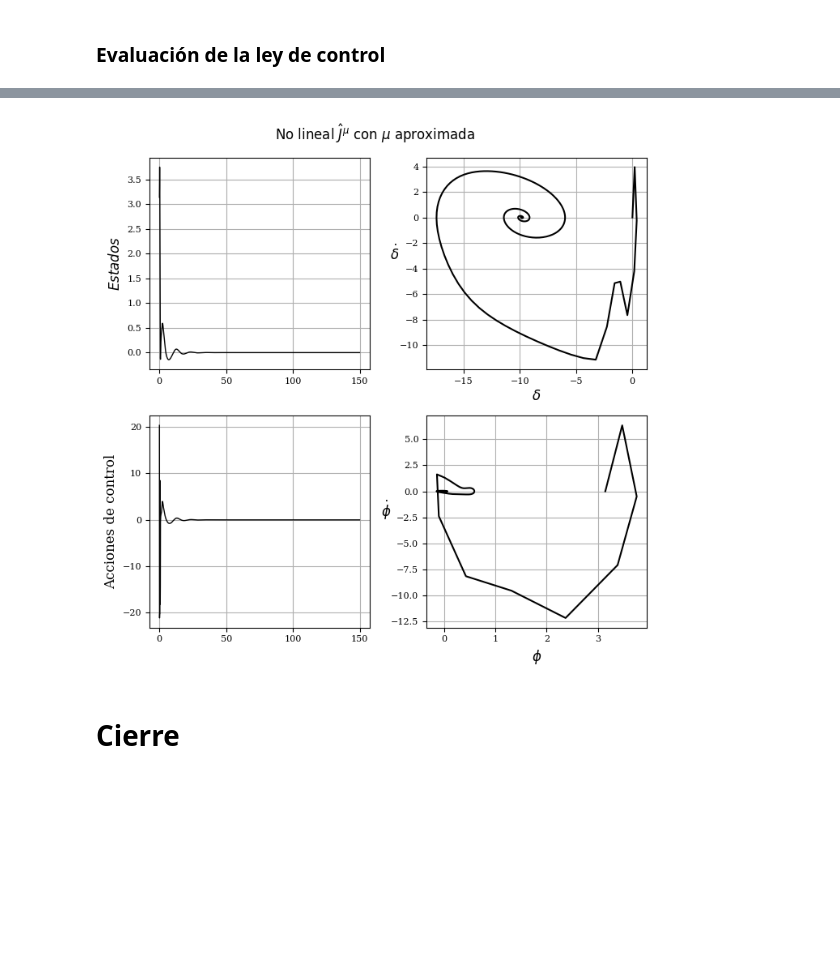
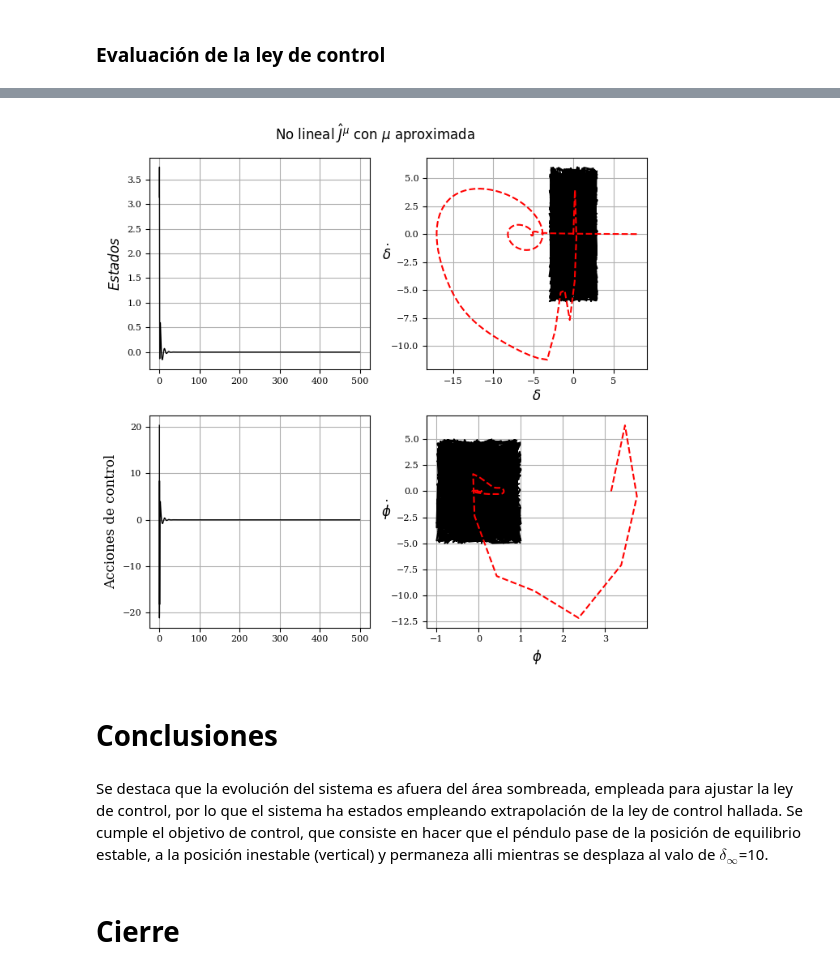
Before and after one commit to Julianpucheta/OptimalControl, a Jupyter notebook: Approximated_Policy/Ejemplos_Control_Extrapolacion.ipynb, the cells around one changed output, grey strips where cells are left out. Cells and saved outputs as stored; diff of their text form; code cells hidden in the pictures; blank space fills up the shorter version.

```diff
--- a/Approximated_Policy/Ejemplos_Control_Extrapolacion.ipynb
+++ b/Approximated_Policy/Ejemplos_Control_Extrapolacion.ipynb
@@ -1773,6 +1774,8 @@ Ya_Matlab=NN_mat['Ya']
 Q11_Matlab=NN_mat['Q11']
 Q22_Matlab=NN_mat['Q22']
 M_est_Matlab=NN_mat['M_est']
+etapas=NN_mat.get('etapas')[0][0]
+t_etapa=NN_mat['T0'][0][0]
 # %%
 def ley_control(sx, W1a, W2a):
     """
@@ -1844,7 +1847,7 @@ def j_aproximado(sx, W1, W2): # function y2=j_aproximado(entrada,W1,W2)
     return y2
 # %%
 # Evaluate Matlab policy
-x_p=np.array([0, 0,.1,0])
+x_p=np.array([0, 0,np.pi,0])
 costo = np.zeros(etapas)
 for k in range(etapas - 1):
     # entrada = np.array([x_p])  # entrada = np.array([[k, x]])
@@ -1852,10 +1855,10 @@ for k in range(etapas - 1):
     # consigna = Max_Ya*mlp_a.predict(entrada)[0] #pol_tab_mu1(entrada, M_est, Ya)
     # xj= mod2ve(t_etapa, x_p.reshape(-1, 1), consigna)
     consigna = ley_control(entrada, W1a, W2a)[0]
-    xj = mopdm(t_etapa, x_p.reshape(-1, 1), consigna)
+    xj = mopdm(t_etapa, x_p.reshape(-1, 1), consigna) #regulador a cero
     x_p=xj.flatten()
     costo[k + 1] = costo[k] + indice_g(x_p, consigna)
 # costo[etapas - 1] += abs(sal[etapas - 1] - vfinal)
-evoluc[iterac]=costo[etapas - 1]
+# evoluc[iterac]=costo[etapas - 1]
 print(x_p)
 # %% [output]
@@ -1925,7 +1928,7 @@ plt.show()
 # %% [markdown]
 ### Evaluación de la ley de control
 # %%
-etapas1=1500
+etapas1=5000
 t_etapa=1e-1;K_M=np.array([-0.0014 ,  -0.1177 ,  -6.9282 ,  -3.2857])
 # t_etapa=1e-1; # K_M =      -0.0014   -0.1177   -6.9282   -3.2857
 Mat_C=np.array([0., 0., 1., 0.])
@@ -1937,15 +1940,20 @@ t_t=np.zeros(etapas1)
 Jc=0; iq=25
 # x_1 = 1*M_est[0, iq]
 # x_2 = -5*M_est[1, iq]
+ve1=0.
+ref1=10. #---------------Valor deseado de desplazamiento---------------
+xref=np.array([ref1,0,0,0]); KI=4.2442e-04 #%En el LQR daba 4.2442e-06
 x_1,x_2,x_3,x_4= [0., 0., np.pi, 0.]
 xy =np.array([x_1,x_2,x_3,x_4])
 for k in range( etapas1):
+  e1=xy[0]-ref1
+  ve1=ve1+e1 #Acumula error, PI en TD
   y_s[k]=Mat_C@xy
   x_s[:,k]=xy
   # entrada = np.array([xy])
   # u = Max_Ya*mlp_a.predict(entrada)[0]
   entrada = np.append(xy, 1)
-  u = ley_control(entrada, W1a, W2a)[0]
+  u = ley_control(entrada, W1a, W2a)[0]+KI*ve1
   # u=ley_control_optimized(entrada, W1a, W2a)[0] #no sirve para distinguir vueltas
   # u = -K_M @ entrada[0] #Controlador lineal
   u_opt_tab[k] = u
@@ -1962,35 +1970,43 @@ array([-9.83845652e+00, -7.30224162e-10, -9.67878630e-12,  2.98669197e-11])
+# %%
+M_est=M_est_Matlab.copy()
 # %%
 # Gráficos
 with plt.style.context('ieee'):
 # with plt.style.context('science'):
 # with plt.style.context('dark_background'):
 # with plt.style.context('seaborn-v0_8-pastel'):
 # with plt.style.context('seaborn-v0_8-poster'):
   fig, axs = plt.subplots(2,2,figsize=(7,7), dpi= 100)
 fig.suptitle(r'No lineal $\hat{J}^{\mu}$ con $\mu$ aproximada')
 axs[0,0].plot(t_t, y_s.T, linewidth =1.0)
 axs[0,0].grid( True )
 axs[0,0].set_ylabel(r'$Estados$',rotation=90, fontsize=12)
 # axs[0,1].plot(t_t, costo_tab, linewidth =1.0)
 # axs[0,1].set_ylabel(r'$Costos$',rotation=90, fontsize=12)
 # axs[0,1].grid( True )
 axs[1,0].plot(t_t, u_opt_tab, linewidth =1.0)
 axs[1,0].set_ylabel(r'Acciones de control',rotation=90, fontsize=12)
 axs[1,0].grid( True )
+axs[0,1].plot(M_est[0,:], M_est[1,:], markersize=.00001,  marker='.')
 axs[0,1].plot(x_s[0,:], x_s[1,:])
 axs[0,1].set_ylabel(r'$\dot \delta$',rotation=0, fontsize=12)
 axs[0,1].set_xlabel(r'$\delta$',rotation=0, fontsize=12)
 axs[0,1].grid( True )
 # axs[1,1].semilogy(evoluc, '.-')
-# axs[1,1].plot(M_est[0,:], M_est[1,:], '.')
+axs[1,1].plot(M_est[2,:], M_est[3,:], markersize=.00001,  marker='.')
 axs[1,1].plot(x_s[2,:], x_s[3,:])
 axs[1,1].set_ylabel(r'$\dot \phi$',rotation=0, fontsize=12)
 axs[1,1].set_xlabel(r'$\phi$',rotation=0, fontsize=12)
 axs[1,1].grid( True )
 plt.tight_layout()
 plt.show()
 # %% [output]
-[figure, old version]
+[figure, new version]
+# %% [markdown]
+# Conclusiones
+# %% [markdown]
+Se destaca que la evolución del sistema es afuera del área sombreada, empleada para ajustar la ley de control, por lo que el sistema ha estados empleando extrapolación de la ley de control hallada.
+Se cumple el objetivo de control, que consiste en hacer que el péndulo pase de la posición de equilibrio estable, a la posición inestable (vertical) y permaneza alli mientras se desplaza al valo de $\delta_\infty$=10.
 # %% [markdown]
 # Cierre
 # %% [markdown]
```
Also changed, not shown: parts of 8 cells of this notebook.
